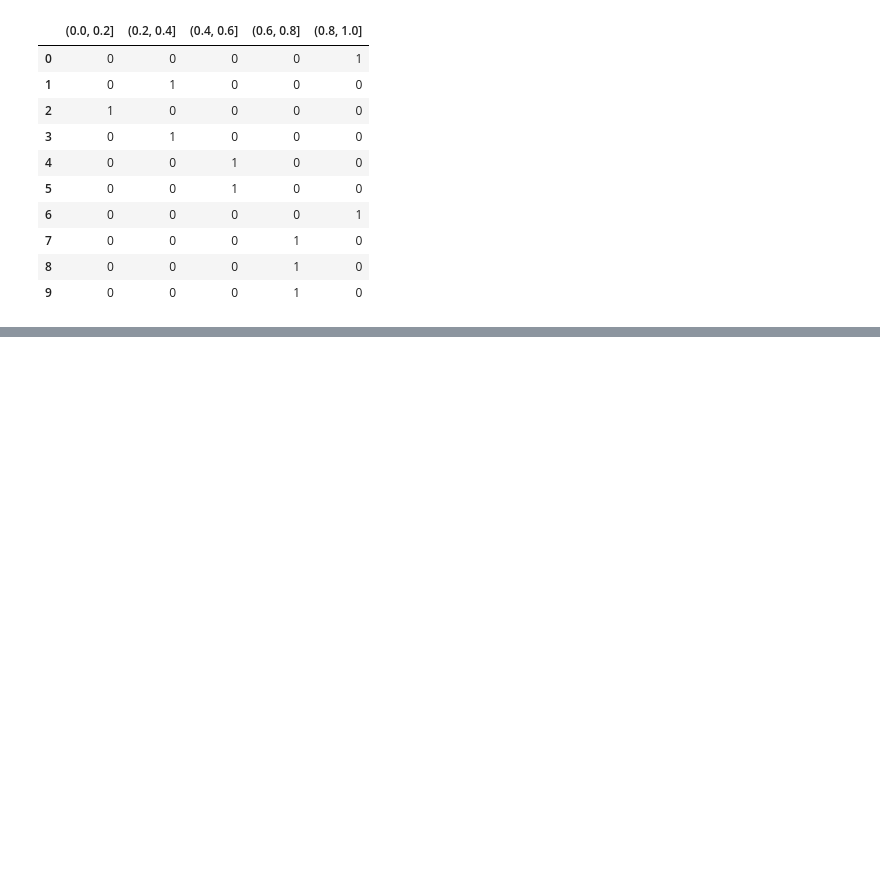
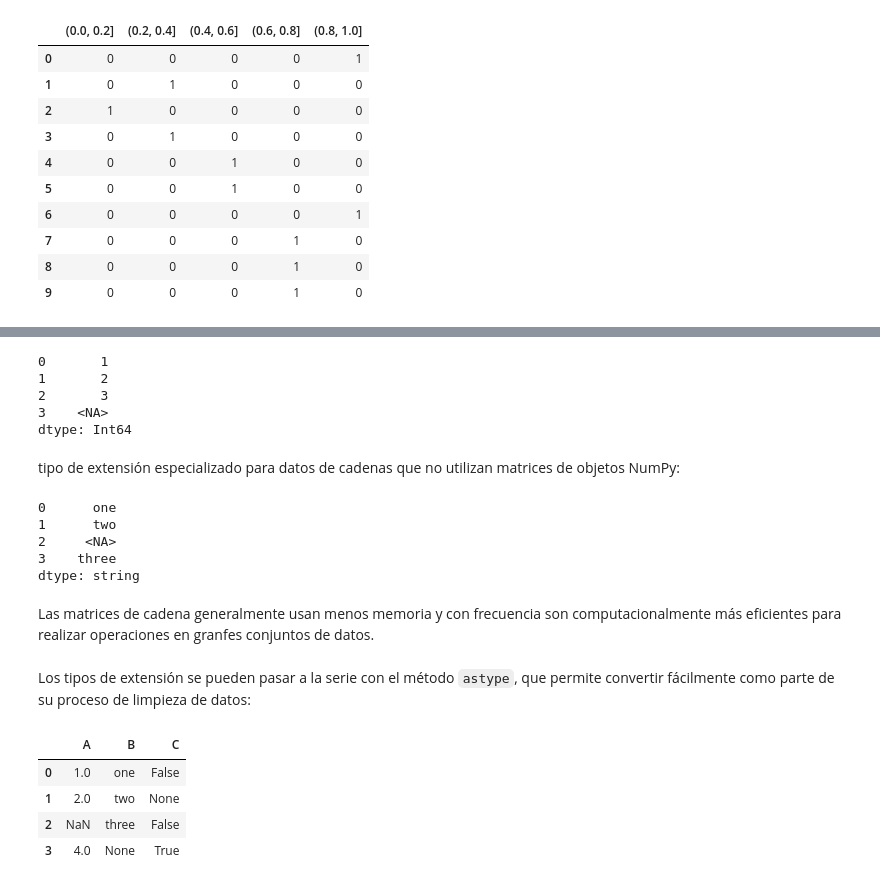
Before and after one commit to taquero-programador/Data-Analysis, a Jupyter notebook: Python for Data Analysis/chapter-07-data-cleaning/data_cleaning_and_preparation.ipynb, the cells around one changed output, grey strips where cells are left out. Saved outputs shown, nothing was run; the diff lists cells and outputs as text; code cells hidden in the pictures; blank space fills up the shorter version.

```diff
--- a/Python for Data Analysis/chapter-07-data-cleaning/data_cleaning_and_preparation.ipynb
+++ b/Python for Data Analysis/chapter-07-data-cleaning/data_cleaning_and_preparation.ipynb
@@ -991,0 +1054,40 @@ pd.get_dummies(pd.cut(values, bins))
+# %%
+# usar In64 en lugar de pd.In64Dtype()
+s = pd.Series([1, 2, 3, None], dtype="Int64")
+s
+# %% [output]
+0       1
+1       2
+2       3
+3    <NA>
+dtype: Int64
+# %% [markdown]
+tipo de extensión especializado para datos de cadenas que no utilizan matrices de
+objetos NumPy:
+# %%
+s = pd.Series(['one', 'two', None, 'three'], dtype=pd.StringDtype())
+s
+# %% [output]
+0      one
+1      two
+2     <NA>
+3    three
+dtype: string
+# %% [markdown]
+Las matrices de cadena generalmente usan menos memoria y con frecuencia son
+computacionalmente más eficientes para realizar operaciones en granfes conjuntos de
+datos.
+# %% [markdown]
+Los tipos de extensión se pueden pasar a la serie con el método `astype`, que permite
+convertir fácilmente como parte de su proceso de limpieza de datos:
+# %%
+df = pd.DataFrame({"A": [1, 2, None, 4],
+                  "B": ["one", "two", "three", None],
+                  "C": [False, None, False, True]})
+df
+# %% [output]
+|  | A | B | C |
+| 0 | 1.0 | one | False |
+| 1 | 2.0 | two | None |
+| 2 | NaN | three | False |
+| 3 | 4.0 | None | True |
```
Also changed, not shown: parts of 72 cells of this notebook, 1 other file.
